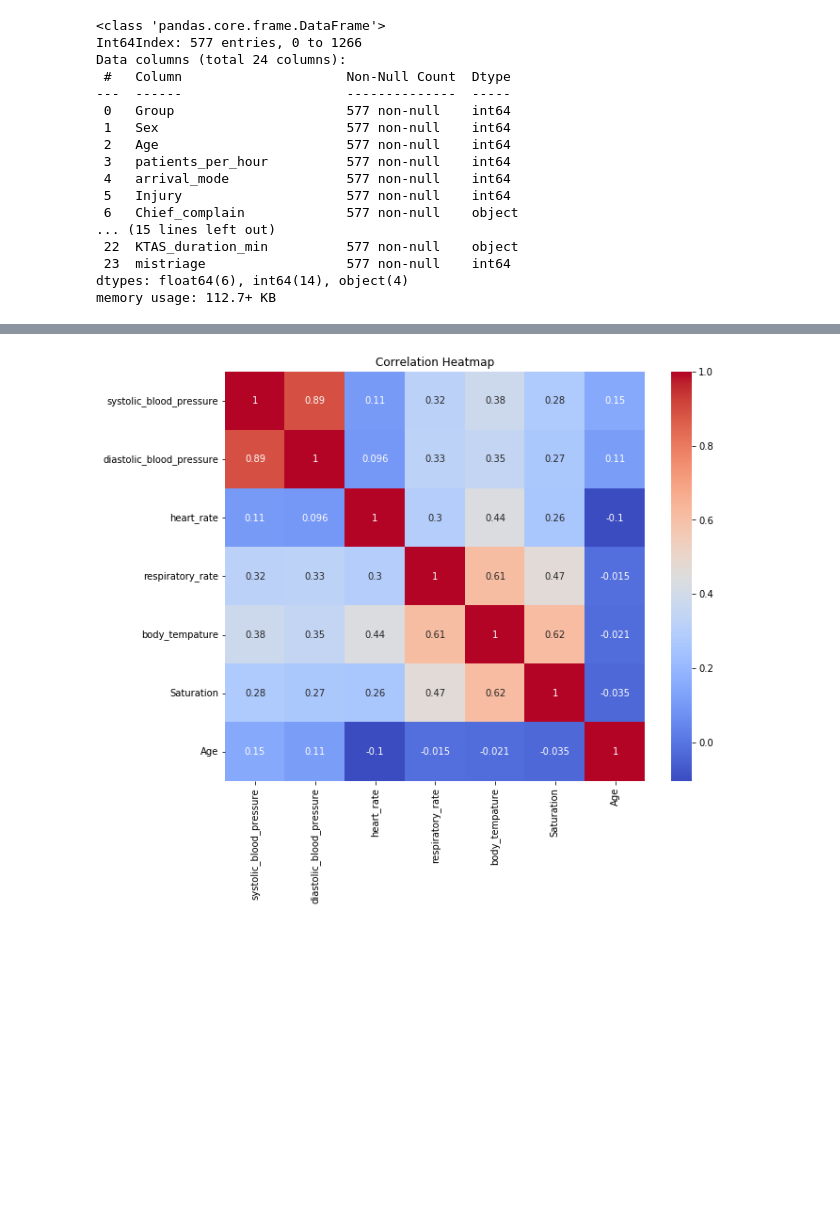
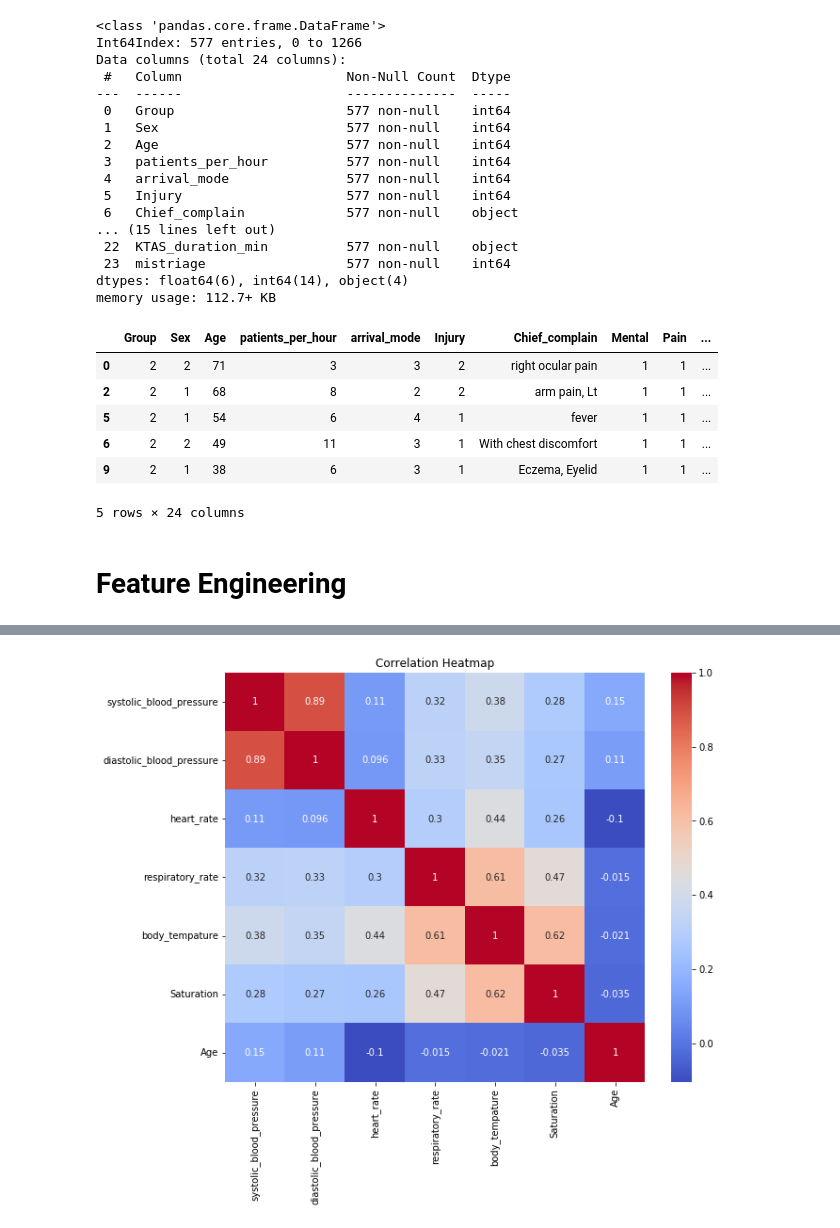
Before and after one commit to deonjoshua/AI_Based_Triage_ER, a Jupyter notebook: Cleaning.ipynb, the cells around one changed output, grey strips where cells are left out. Cells and saved outputs as stored; diff of their text form; code cells hidden in the pictures; blank space fills up the shorter version.

```diff
--- a/Cleaning.ipynb
+++ b/Cleaning.ipynb
@@ -150,6 +150,18 @@ Data columns (total 24 columns):
  23  mistriage                  577 non-null    int64
 dtypes: float64(6), int64(14), object(4)
 memory usage: 112.7+ KB
+# %%
+df_cleaned.head()
+# %% [output]
+|  | Group | Sex | Age | patients_per_hour | arrival_mode | Injury | Chief_complain | Mental | Pain | ... |
+| 0 | 2 | 2 | 71 | 3 | 3 | 2 | right ocular pain | 1 | 1 | ... |
+| 2 | 2 | 1 | 68 | 8 | 2 | 2 | arm pain, Lt | 1 | 1 | ... |
+| 5 | 2 | 1 | 54 | 6 | 4 | 1 | fever | 1 | 1 | ... |
+| 6 | 2 | 2 | 49 | 11 | 3 | 1 | With chest discomfort | 1 | 1 | ... |
+| 9 | 2 | 1 | 38 | 6 | 3 | 1 | Eczema, Eyelid | 1 | 1 | ... |
+5 rows × 24 columns
+# %% [markdown]
+# Feature Engineering
 # %%
 #Reason Visit : Injury [1 = No, 2= Yes]
 #Gender : Sex [1 = Famale, 2 = Male]
```
Also changed, not shown: parts of 4 cells of this notebook.
